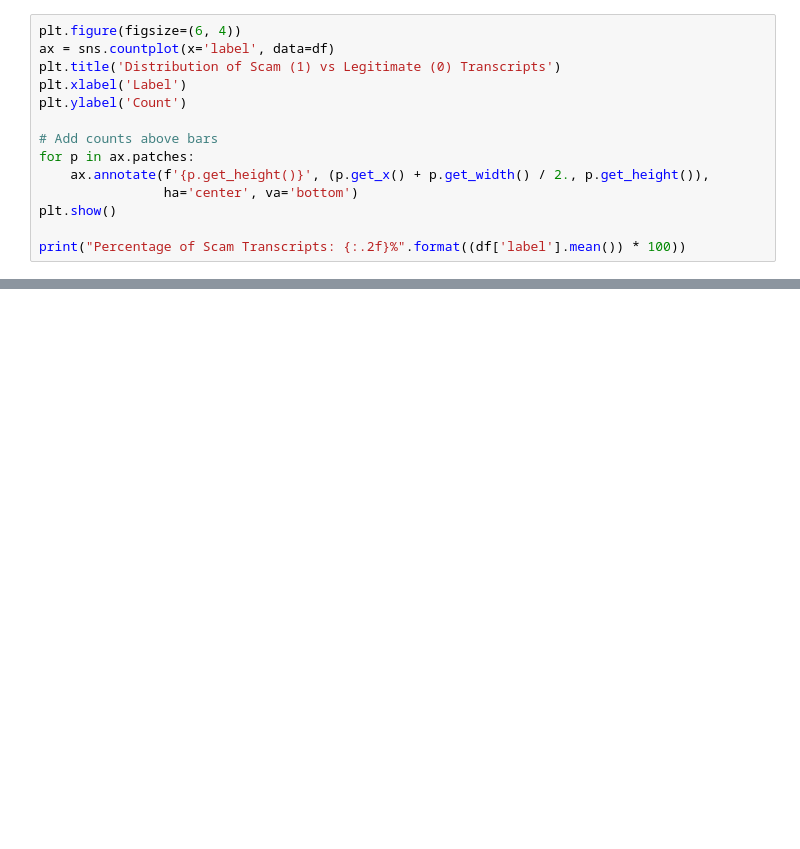
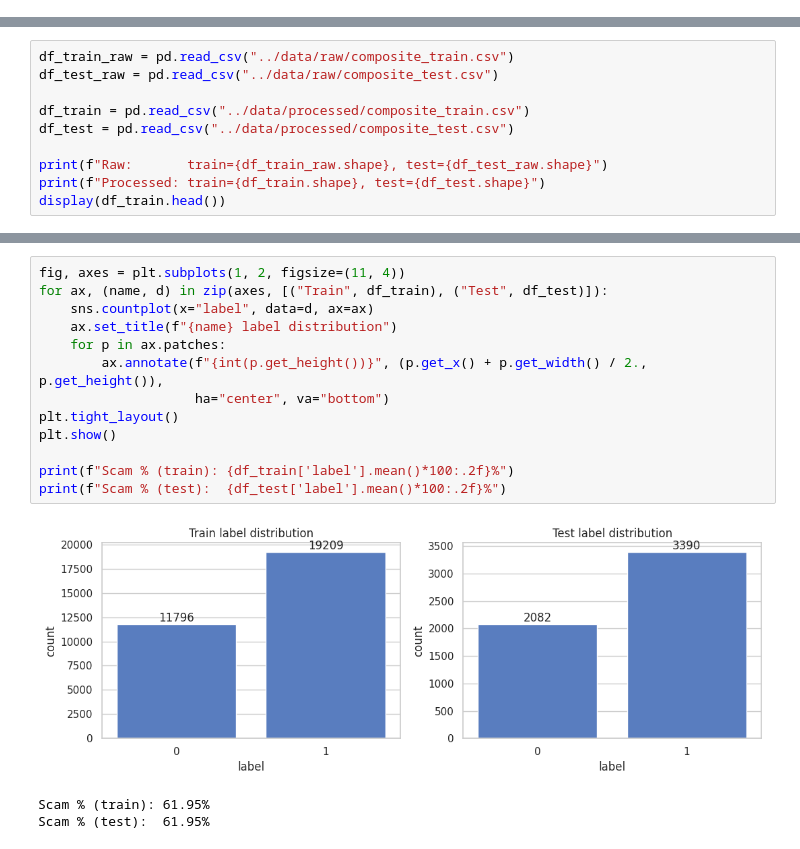
Before and after one commit to abhijithnusam2026/Machine_Learning_Spam_detection, a Jupyter notebook: notebooks/03a_EDA_DistilBERT.ipynb, the cells around one changed output, grey strips where cells are left out. Drawn from its saved outputs; the diff is of its cells as text; blank space fills up the shorter version.

```diff
--- a/notebooks/03a_EDA_DistilBERT.ipynb
+++ b/notebooks/03a_EDA_DistilBERT.ipynb
@@ -55,14 +0,0 @@ First, let's look at the distribution of our target variable (`label`). Are we d
-# %%
-plt.figure(figsize=(6, 4))
-ax = sns.countplot(x='label', data=df)
-plt.title('Distribution of Scam (1) vs Legitimate (0) Transcripts')
-plt.xlabel('Label')
-plt.ylabel('Count')
-
-# Add counts above bars
-for p in ax.patches:
-    ax.annotate(f'{p.get_height()}', (p.get_x() + p.get_width() / 2., p.get_height()),
-                ha='center', va='bottom')
-plt.show()
-
-print("Percentage of Scam Transcripts: {:.2f}%".format((df['label'].mean()) * 100))
@@ -151,0 +66,10 @@ Based on the EDA above:
+# %%
+df_train_raw = pd.read_csv("../data/raw/composite_train.csv")
+df_test_raw = pd.read_csv("../data/raw/composite_test.csv")
+
+df_train = pd.read_csv("../data/processed/composite_train.csv")
+df_test = pd.read_csv("../data/processed/composite_test.csv")
+
+print(f"Raw:       train={df_train_raw.shape}, test={df_test_raw.shape}")
+print(f"Processed: train={df_train.shape}, test={df_test.shape}")
+display(df_train.head())
@@ -151,0 +137,17 @@ Based on the EDA above:
+# %%
+fig, axes = plt.subplots(1, 2, figsize=(11, 4))
+for ax, (name, d) in zip(axes, [("Train", df_train), ("Test", df_test)]):
+    sns.countplot(x="label", data=d, ax=ax)
+    ax.set_title(f"{name} label distribution")
+    for p in ax.patches:
+        ax.annotate(f"{int(p.get_height())}", (p.get_x() + p.get_width() / 2., p.get_height()),
+                    ha="center", va="bottom")
+plt.tight_layout()
+plt.show()
+
+print(f"Scam % (train): {df_train['label'].mean()*100:.2f}%")
+print(f"Scam % (test):  {df_test['label'].mean()*100:.2f}%")
+# %% [output]
+[figure, added]
+Scam % (train): 61.95%
+Scam % (test):  61.95%
```
Also changed, not shown: parts of 39 cells of this notebook.
